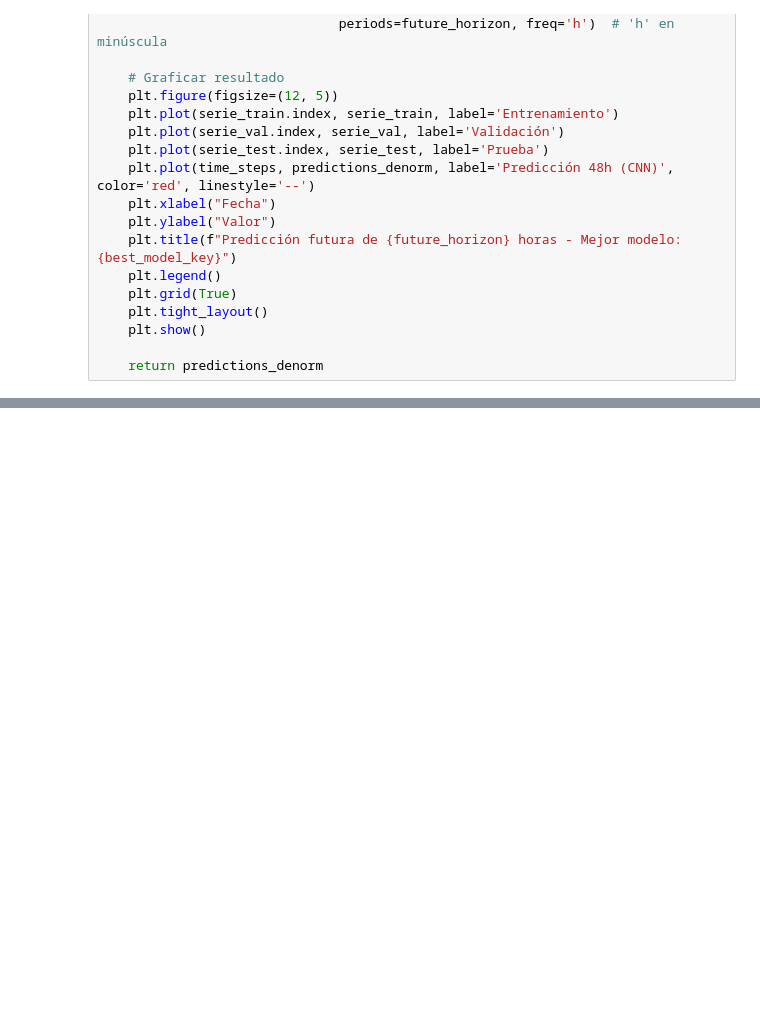
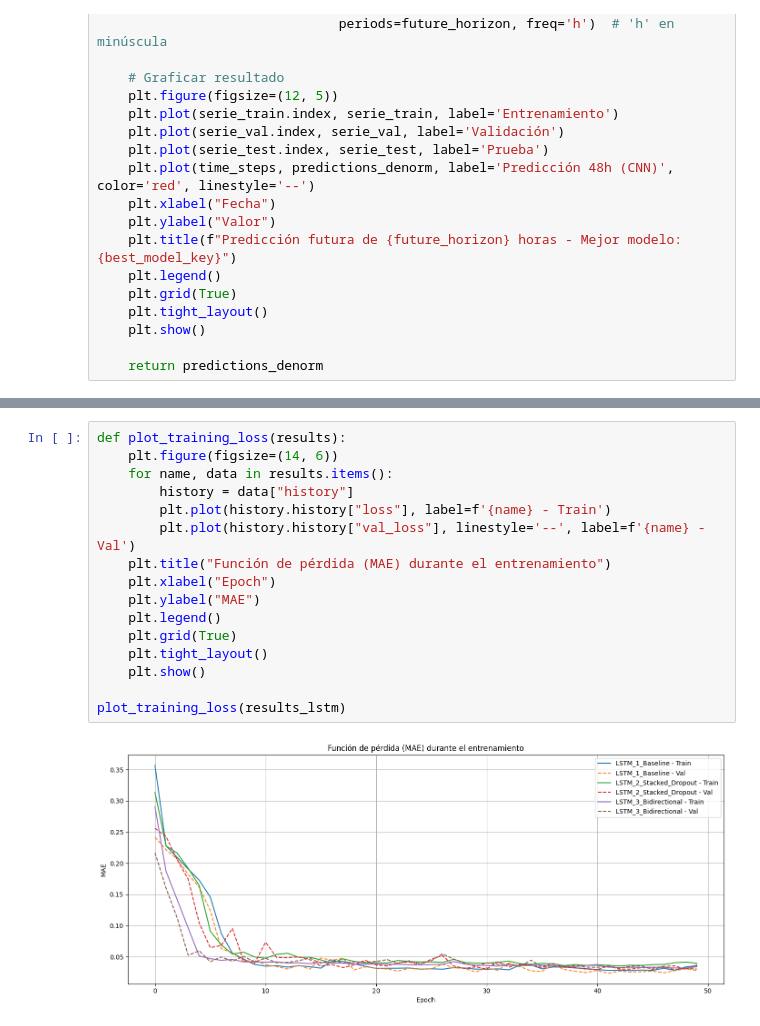
Before and after one commit to dafnetamayo/examen2MNL, a Jupyter notebook: Examen_Tema 2-2025-I/univariate/Examen2_Tema2.ipynb, the cells around one changed output, grey strips where cells are left out. Cells and saved outputs as stored; diff of their text form; blank space fills up the shorter version.

```diff
--- a/Examen_Tema 2-2025-I/univariate/Examen2_Tema2.ipynb
+++ b/Examen_Tema 2-2025-I/univariate/Examen2_Tema2.ipynb
@@ -841,0 +967,18 @@ Usando el mejor modelo: CNN_2_Deep_Dropout
+# %%
+def plot_training_loss(results):
+    plt.figure(figsize=(14, 6))
+    for name, data in results.items():
+        history = data["history"]
+        plt.plot(history.history["loss"], label=f'{name} - Train')
+        plt.plot(history.history["val_loss"], linestyle='--', label=f'{name} - Val')
+    plt.title("Función de pérdida (MAE) durante el entrenamiento")
+    plt.xlabel("Epoch")
+    plt.ylabel("MAE")
+    plt.legend()
+    plt.grid(True)
+    plt.tight_layout()
+    plt.show()
+
+plot_training_loss(results_lstm)
+# %% [output]
+[figure, added]
```
Also changed, not shown: parts of 16 cells of this notebook.
